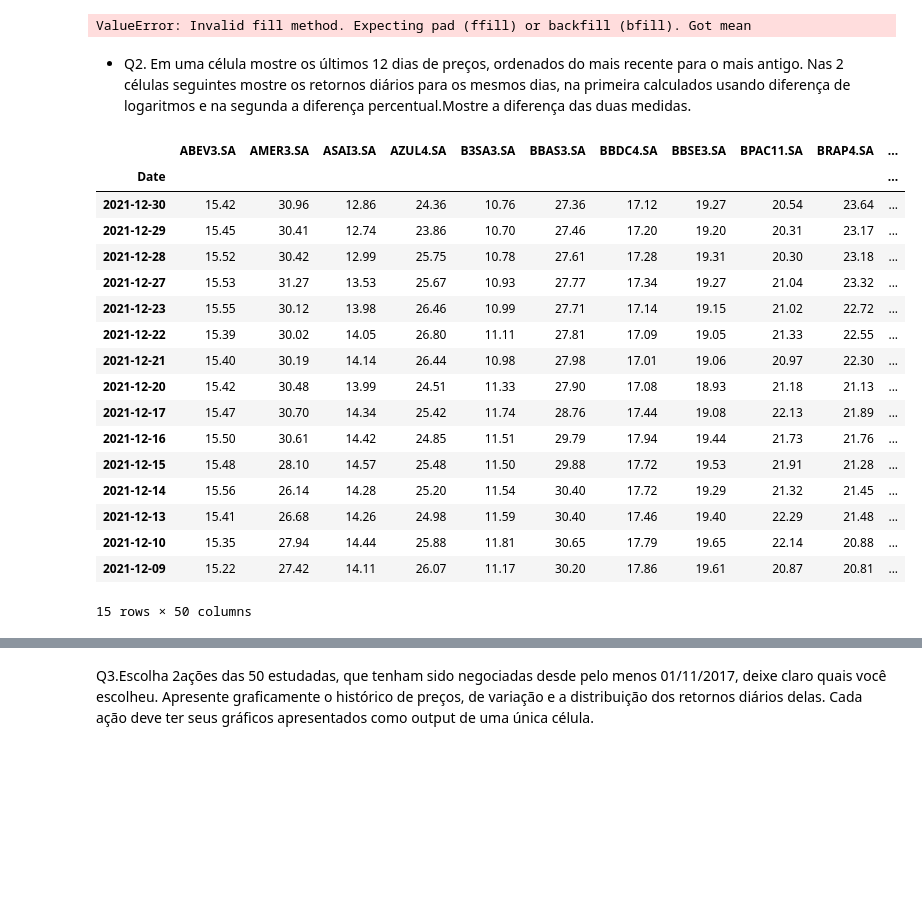
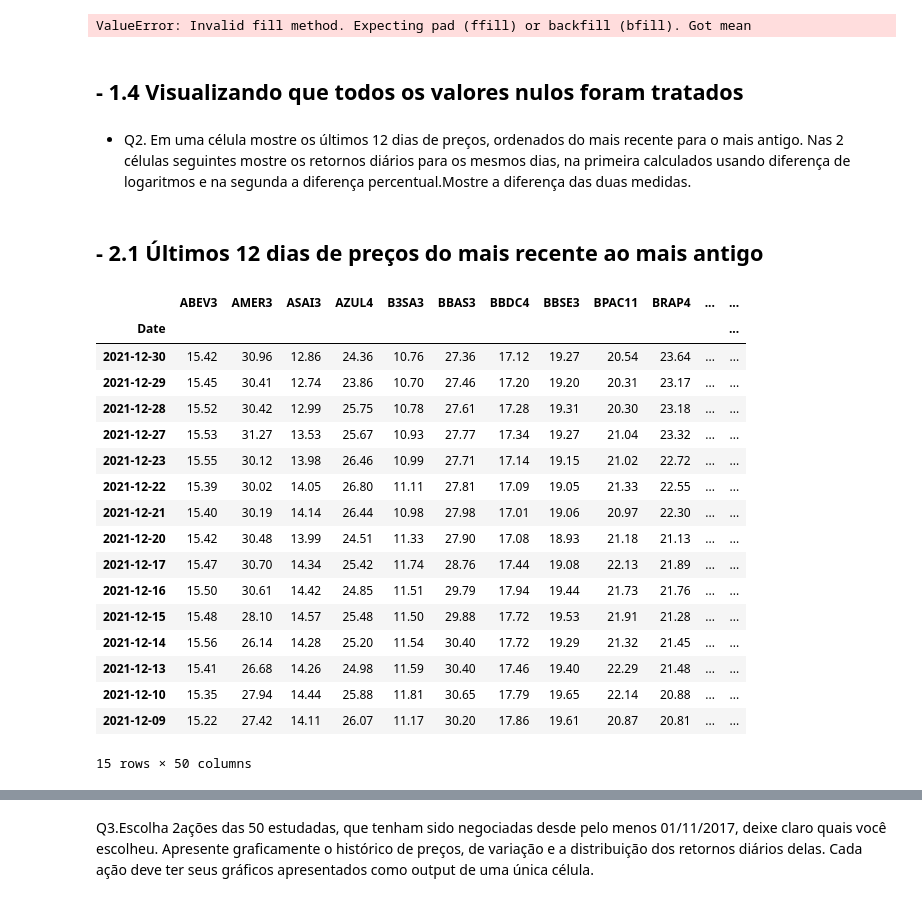
Before and after one commit to k-marcelino/Case-Safra_quant, a Jupyter notebook: safra_quant.ipynb, the cells around one changed output, grey strips where cells are left out. Cells and saved outputs as stored; diff of their text form; code cells hidden in the pictures; blank space fills up the shorter version.

```diff
--- a/safra_quant.ipynb
+++ b/safra_quant.ipynb
@@ -168,29 +170,33 @@ def filling_na(df):
 prices.columns = prices.
 # %% [output]
 ValueError: Invalid fill method. Expecting pad (ffill) or backfill (bfill). Got mean
+# %% [markdown]
+## - 1.4 Visualizando que todos os valores nulos foram tratados
 # %% [markdown]
 - Q2. Em uma célula mostre os últimos 12 dias de preços, ordenados do mais recente para o mais antigo. Nas 2 células seguintes mostre os retornos diários para os mesmos dias, na primeira calculados usando diferença de logaritmos e na segunda a diferença percentual.Mostre a diferença das duas medidas.
+# %% [markdown]
+## - 2.1 Últimos 12 dias de preços do mais recente ao mais antigo
 # %%
 # Last 12 days sorted from newest to oldest
-last12 = prices.tail(15).sort_values(by='Date', ascending=False)
-last12
+last12 = prices.tail(15)
+last12.sort_values(by='Date', ascending=False)
 # %% [output]
-|  | ABEV3.SA | AMER3.SA | ASAI3.SA | AZUL4.SA | B3SA3.SA | BBAS3.SA | BBDC4.SA | BBSE3.SA | BPAC11.SA | BRAP4.SA | ... |
-| Date |  |  |  |  |  |  |  |  |  |  | ... |
-| 2021-12-30 | 15.42 | 30.96 | 12.86 | 24.36 | 10.76 | 27.36 | 17.12 | 19.27 | 20.54 | 23.64 | ... |
-| 2021-12-29 | 15.45 | 30.41 | 12.74 | 23.86 | 10.70 | 27.46 | 17.20 | 19.20 | 20.31 | 23.17 | ... |
-| 2021-12-28 | 15.52 | 30.42 | 12.99 | 25.75 | 10.78 | 27.61 | 17.28 | 19.31 | 20.30 | 23.18 | ... |
-| 2021-12-27 | 15.53 | 31.27 | 13.53 | 25.67 | 10.93 | 27.77 | 17.34 | 19.27 | 21.04 | 23.32 | ... |
-| 2021-12-23 | 15.55 | 30.12 | 13.98 | 26.46 | 10.99 | 27.71 | 17.14 | 19.15 | 21.02 | 22.72 | ... |
-| 2021-12-22 | 15.39 | 30.02 | 14.05 | 26.80 | 11.11 | 27.81 | 17.09 | 19.05 | 21.33 | 22.55 | ... |
-| 2021-12-21 | 15.40 | 30.19 | 14.14 | 26.44 | 10.98 | 27.98 | 17.01 | 19.06 | 20.97 | 22.30 | ... |
-| 2021-12-20 | 15.42 | 30.48 | 13.99 | 24.51 | 11.33 | 27.90 | 17.08 | 18.93 | 21.18 | 21.13 | ... |
-| 2021-12-17 | 15.47 | 30.70 | 14.34 | 25.42 | 11.74 | 28.76 | 17.44 | 19.08 | 22.13 | 21.89 | ... |
-| 2021-12-16 | 15.50 | 30.61 | 14.42 | 24.85 | 11.51 | 29.79 | 17.94 | 19.44 | 21.73 | 21.76 | ... |
-| 2021-12-15 | 15.48 | 28.10 | 14.57 | 25.48 | 11.50 | 29.88 | 17.72 | 19.53 | 21.91 | 21.28 | ... |
-| 2021-12-14 | 15.56 | 26.14 | 14.28 | 25.20 | 11.54 | 30.40 | 17.72 | 19.29 | 21.32 | 21.45 | ... |
-| 2021-12-13 | 15.41 | 26.68 | 14.26 | 24.98 | 11.59 | 30.40 | 17.46 | 19.40 | 22.29 | 21.48 | ... |
-| 2021-12-10 | 15.35 | 27.94 | 14.44 | 25.88 | 11.81 | 30.65 | 17.79 | 19.65 | 22.14 | 20.88 | ... |
-| 2021-12-09 | 15.22 | 27.42 | 14.11 | 26.07 | 11.17 | 30.20 | 17.86 | 19.61 | 20.87 | 20.81 | ... |
+|  | ABEV3 | AMER3 | ASAI3 | AZUL4 | B3SA3 | BBAS3 | BBDC4 | BBSE3 | BPAC11 | BRAP4 | ... | ... |
+| Date |  |  |  |  |  |  |  |  |  |  |  | ... |
+| 2021-12-30 | 15.42 | 30.96 | 12.86 | 24.36 | 10.76 | 27.36 | 17.12 | 19.27 | 20.54 | 23.64 | ... | ... |
+| 2021-12-29 | 15.45 | 30.41 | 12.74 | 23.86 | 10.70 | 27.46 | 17.20 | 19.20 | 20.31 | 23.17 | ... | ... |
+| 2021-12-28 | 15.52 | 30.42 | 12.99 | 25.75 | 10.78 | 27.61 | 17.28 | 19.31 | 20.30 | 23.18 | ... | ... |
+| 2021-12-27 | 15.53 | 31.27 | 13.53 | 25.67 | 10.93 | 27.77 | 17.34 | 19.27 | 21.04 | 23.32 | ... | ... |
+| 2021-12-23 | 15.55 | 30.12 | 13.98 | 26.46 | 10.99 | 27.71 | 17.14 | 19.15 | 21.02 | 22.72 | ... | ... |
+| 2021-12-22 | 15.39 | 30.02 | 14.05 | 26.80 | 11.11 | 27.81 | 17.09 | 19.05 | 21.33 | 22.55 | ... | ... |
+| 2021-12-21 | 15.40 | 30.19 | 14.14 | 26.44 | 10.98 | 27.98 | 17.01 | 19.06 | 20.97 | 22.30 | ... | ... |
+| 2021-12-20 | 15.42 | 30.48 | 13.99 | 24.51 | 11.33 | 27.90 | 17.08 | 18.93 | 21.18 | 21.13 | ... | ... |
+| 2021-12-17 | 15.47 | 30.70 | 14.34 | 25.42 | 11.74 | 28.76 | 17.44 | 19.08 | 22.13 | 21.89 | ... | ... |
+| 2021-12-16 | 15.50 | 30.61 | 14.42 | 24.85 | 11.51 | 29.79 | 17.94 | 19.44 | 21.73 | 21.76 | ... | ... |
+| 2021-12-15 | 15.48 | 28.10 | 14.57 | 25.48 | 11.50 | 29.88 | 17.72 | 19.53 | 21.91 | 21.28 | ... | ... |
+| 2021-12-14 | 15.56 | 26.14 | 14.28 | 25.20 | 11.54 | 30.40 | 17.72 | 19.29 | 21.32 | 21.45 | ... | ... |
+| 2021-12-13 | 15.41 | 26.68 | 14.26 | 24.98 | 11.59 | 30.40 | 17.46 | 19.40 | 22.29 | 21.48 | ... | ... |
+| 2021-12-10 | 15.35 | 27.94 | 14.44 | 25.88 | 11.81 | 30.65 | 17.79 | 19.65 | 22.14 | 20.88 | ... | ... |
+| 2021-12-09 | 15.22 | 27.42 | 14.11 | 26.07 | 11.17 | 30.20 | 17.86 | 19.61 | 20.87 | 20.81 | ... | ... |
 15 rows × 50 columns
 # %%
```
Also changed, not shown: parts of 15 cells of this notebook.
